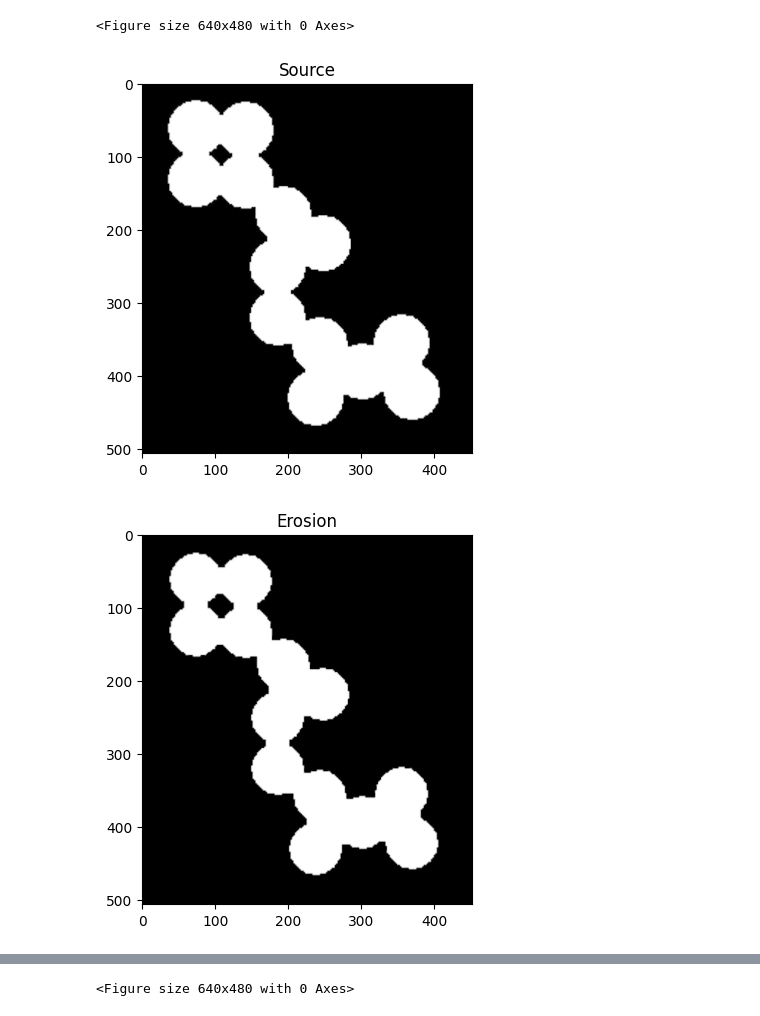
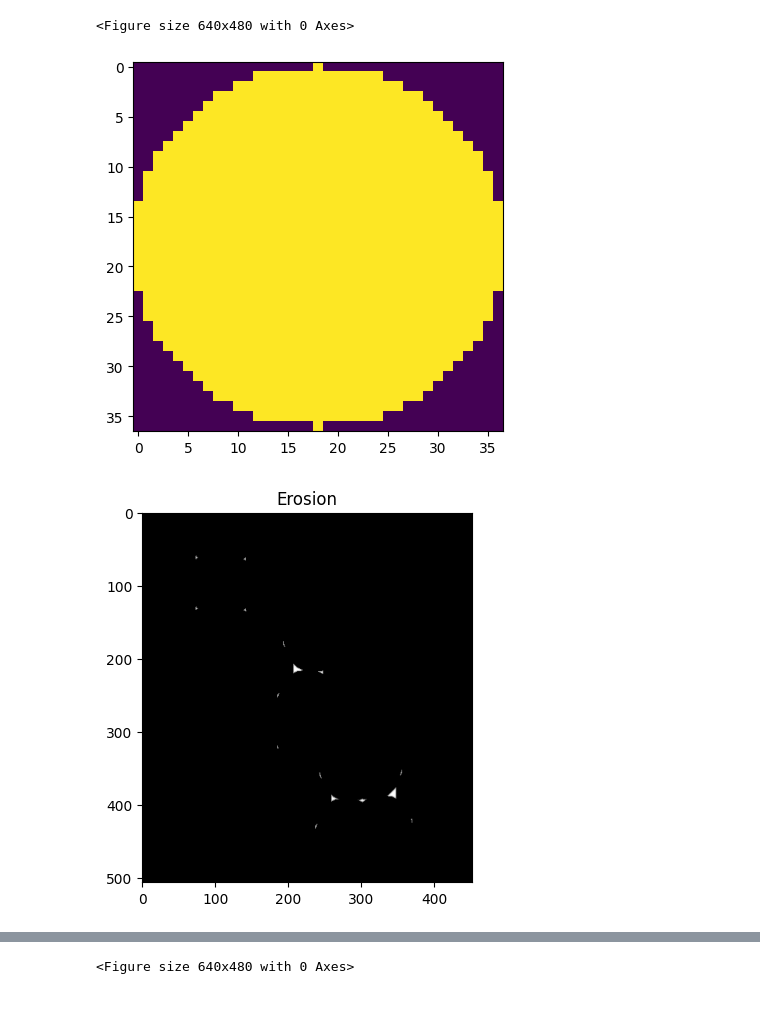
Before and after one commit to ntnlmg/College, a Jupyter notebook: Semester_5/PCD/Open_Close.ipynb, the cells around one changed output, grey strips where cells are left out. Saved outputs shown, nothing was run; the diff lists cells and outputs as text; code cells hidden in the pictures.

```diff
--- a/Semester_5/PCD/Open_Close.ipynb
+++ b/Semester_5/PCD/Open_Close.ipynb
@@ -1,25 +1,34 @@
 # %%
 import cv2 as cv
 import numpy as np
 import matplotlib.pyplot as plt
 
-img= cv.imread('img/bersihkan noise.png')
+# img= cv.imread('img/bersihkan noise.png')
 img= cv.imread('img/hitung_koin.png')
 img_rgb = cv.cvtColor(img, cv.COLOR_BGR2RGB)
 gray = cv.cvtColor(img_rgb, cv.COLOR_RGB2GRAY)
 
-kernel = np.ones((5,5), np.uint8)
-ero = cv.erode(img, kernel, iterations=1)
-dil = cv.dilate(img, kernel, iterations=1)
-open = cv.morphologyEx(img, cv.MORPH_OPEN, kernel)
-close = cv.morphologyEx(img, cv.MORPH_CLOSE, kernel)
+# kernel = np.array(([
+#                  [0, 0, 1, 0, 0],
+#                  [1, 1, 1, 1, 1],
+#                  [1, 1, 1, 1, 1],
+#                  [1, 1, 1, 1, 1],
+#                  [0, 0, 1, 0, 0]]), np.uint8)
 
-plt.title("Source"); plt.imshow(img_rgb); plt.figure()
+kernel =cv.getStructuringElement(cv.MORPH_ELLIPSE,(37,37))
+# kernel = np.ones((5,5), np.uint8)
+ero = cv.erode(img, kernel, iterations=2)
+dil = cv.dilate(ero, kernel, iterations=1)
+# open = cv.morphologyEx(img, cv.MORPH_OPEN, kernel)
+# close = cv.morphologyEx(img, cv.MORPH_CLOSE, kernel)
+
+plt.imshow(kernel); plt.figure()
+# plt.title("Source"); plt.imshow(img_rgb); plt.figure()
 plt.title("Erosion"); plt.imshow(ero); plt.figure()
 plt.title("Dilation"); plt.imshow(dil); plt.figure()
-plt.title("Opening"); plt.imshow(open); plt.figure()
-plt.title("Closing"); plt.imshow(close); plt.figure()
+# plt.title("Opening"); plt.imshow(open); plt.figure()
+# plt.title("Closing"); plt.imshow(close); plt.figure()
 # %% [output]
 <Figure size 640x480 with 0 Axes>
-[figure, old version]
+[figure, new version]
-[figure, old version]
+[figure, new version]
```
Also changed, not shown: parts of 1 cell of this notebook, 25 other files.
